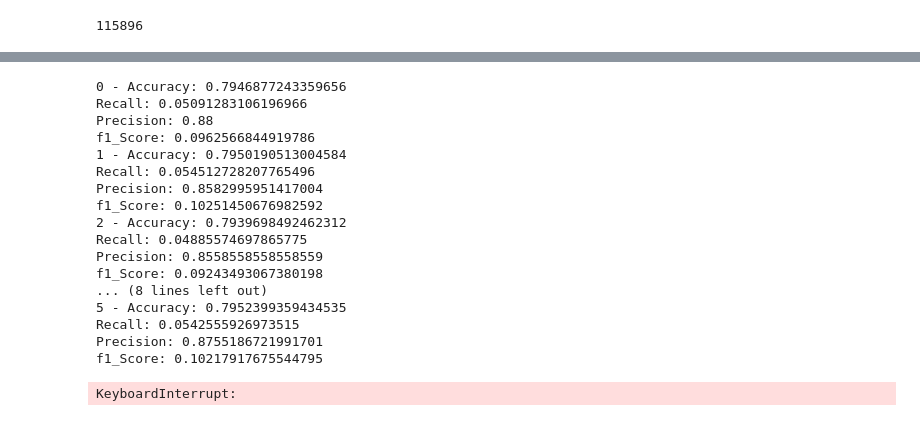
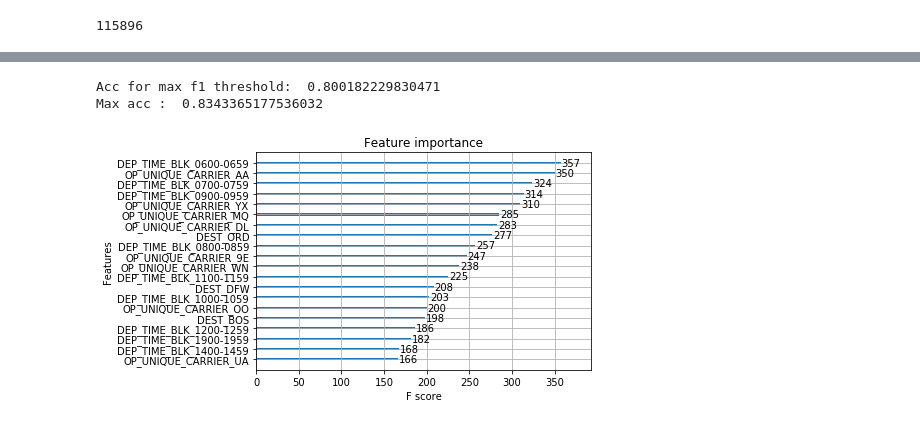
Before and after one commit to EZSlaver/FlightDelay, a Jupyter notebook: notebooks/basic_prediction.ipynb, the cells around one changed output, grey strips where cells are left out. Saved outputs shown, nothing was run; the diff lists cells and outputs as text; code cells hidden in the pictures.

```diff
--- a/notebooks/basic_prediction.ipynb
+++ b/notebooks/basic_prediction.ipynb
@@ -182,36 +181,12 @@ plt.plot(tpr, fpr);
-# %%
-xgbc = XGBClassifier()
-accs, recalls, precs, f1s = [], [], [], []
-for i in range(10):
-    x_train, x_test, y_train, y_test = train_test_split(data, label, test_size=0.2,
-                                                        random_state=randint(1, 500),
-                                                        stratify=label)
-    xgbc.fit(x_train, y_train)
-    arg = (y_test, xgbc.predict(x_test))
-    accs.append(skm.accuracy_score(*arg))
-    recalls.append(skm.recall_score(*arg))
-    precs.append(skm.precision_score(*arg))
-    f1s.append(skm.f1_score(*arg))
-    print('{} - Accuracy: {}\nRecall: {}\nPrecision: {}\nf1_Score: {}'
-      .format(i, accs[-1], recalls[-1], precs[-1], f1s[-1]))
-print('Avg: Accuracy: {}\nRecall: {}\nPrecision: {}\nf1_Score: {}'
-      .format(np.mean(accs), np.mean(recalls), np.mean(precs), np.mean(f1s)))
-# %% [output]
-0 - Accuracy: 0.7946877243359656
-Recall: 0.05091283106196966
-Precision: 0.88
-f1_Score: 0.0962566844919786
-1 - Accuracy: 0.7950190513004584
-Recall: 0.054512728207765496
-Precision: 0.8582995951417004
-f1_Score: 0.10251450676982592
-2 - Accuracy: 0.7939698492462312
-Recall: 0.04885574697865775
-Precision: 0.8558558558558559
-f1_Score: 0.09243493067380198
-... (8 lines left out)
-5 - Accuracy: 0.7952399359434535
-Recall: 0.0542555926973515
-Precision: 0.8755186721991701
-f1_Score: 0.10217917675544795
-KeyboardInterrupt:
+# %%
+best_thres = thres[np.argmax(f1s)]
+y_pred = (probas > best_thres).astype(int)
+print('Acc for max f1 threshold: ', skm.accuracy_score(y_test, y_pred))
+print('Max acc : ', max(accs))
+# %% [output]
+Acc for max f1 threshold:  0.800182229830471
+Max acc :  0.8343365177536032
+# %%
+xgb.plot_importance(model, max_num_features=20);
+# %% [output]
+[figure, added]
```
Also changed, not shown: parts of 5 cells of this notebook.
